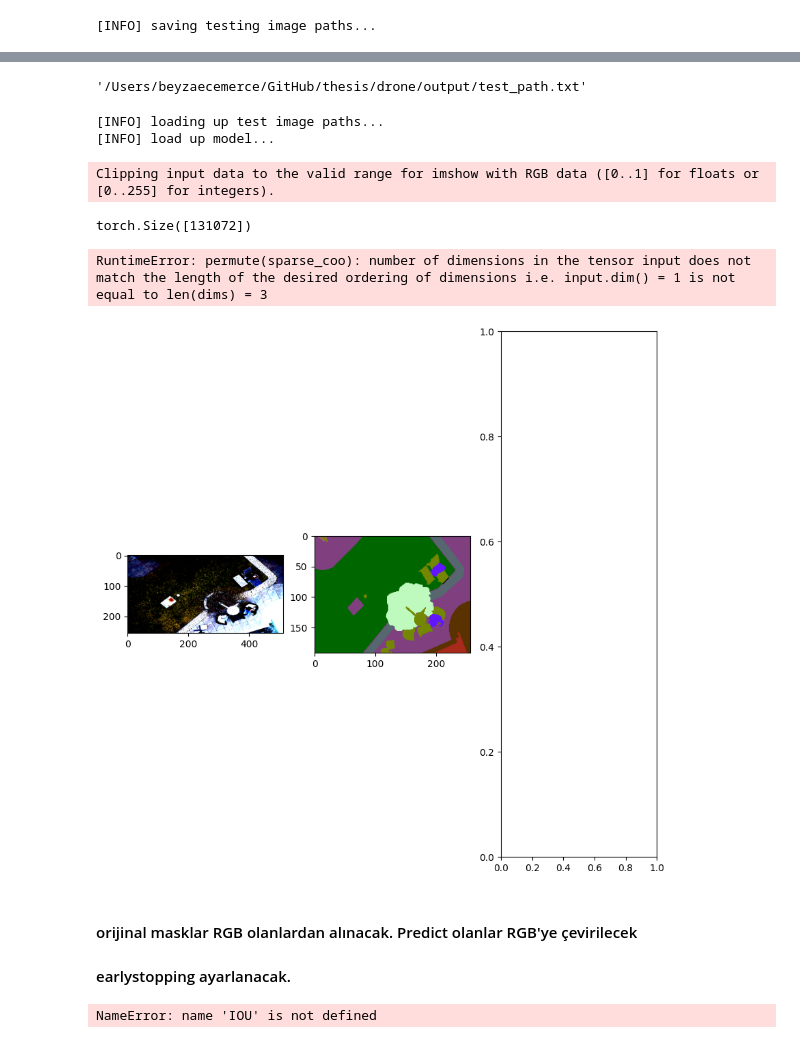
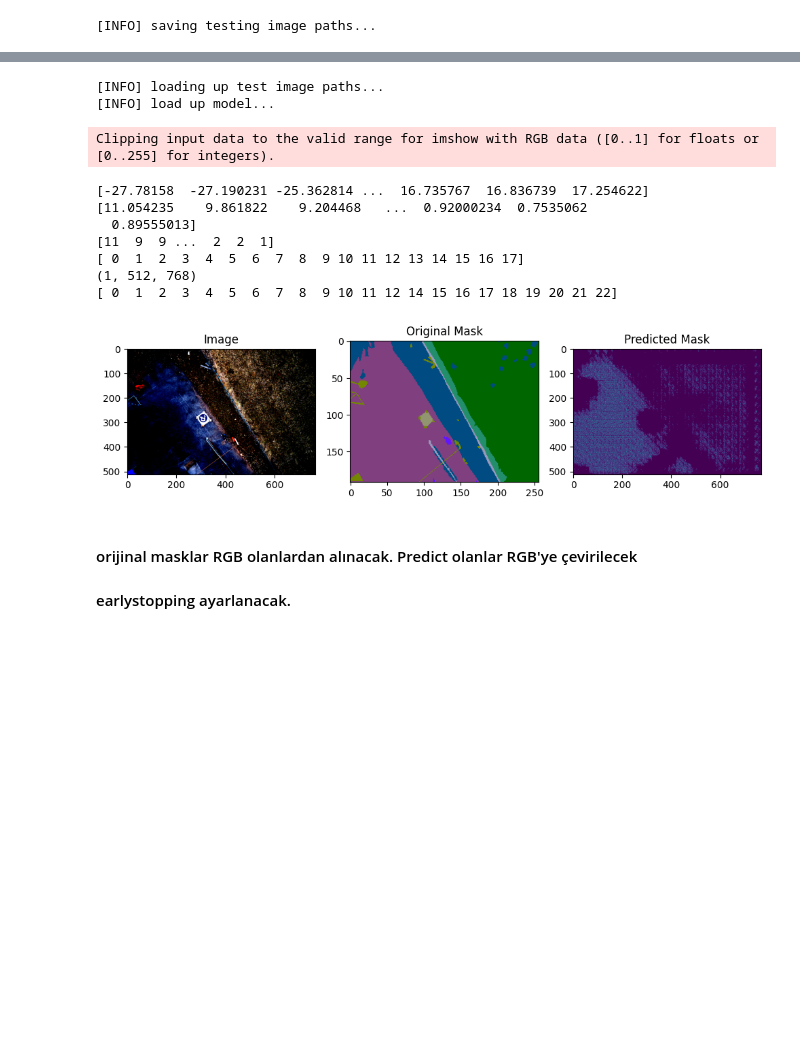
Before and after one commit to BEcemErce/Semantic_Segmentation_Drone_Images, a Jupyter notebook: main.ipynb, the cells around one changed output, grey strips where cells are left out. Cells and saved outputs as stored; diff of their text form; code cells hidden in the pictures; blank space fills up the shorter version.

Commit message:
Unet was created. FCN was updated.

```diff
--- a/main.ipynb
+++ b/main.ipynb
@@ -41,13 +42,3 @@ PIN_MEMORY = True if DEVICE == "cuda" else False
 # ax[1].set_title("Original Mask")
 # figure.tight_layout()
 # figure.show()
-# %%
-path=masked_path+"/001.png"
-mask=cv2.imread(path)
-print(mask.shape)
-print(np.unique(mask))
-print(mask[50,500])
-
-mask=np.max(mask,axis=2)
-print(mask.shape)
-print(mask[50,500])
@@ -60,11 +44,0 @@ print(mask[50,500])
-# %%
-path=masked_path+"/002.png"
-mask=cv2.imread(path)
-mask=torch.from_numpy(mask)
-print(mask.shape)
-x,y=torch.max(mask,dim=2)
-print(x.shape)
-print(y.shape)
-
-print(x[50,500])
-print(y)
@@ -97,6 +45,6 @@ tensor([0., 0., 0., 0., 0., 0., 0., 0., 1., 0., 0., 0., 0., 0., 0., 0., 0., 0.,
 # %%
-INIT_LR = 2e-4
-NUM_EPOCHS = 300
+INIT_LR = 0.01
+NUM_EPOCHS = 500
 BATCH_SIZE = 8
 
 INPUT_IMAGE_WIDTH = 6000
@@ -104,7 +52,7 @@ INPUT_IMAGE_HEIGHT = 4000
 
 BASE_OUTPUT ="/Users/beyzaecemerce/GitHub/thesis/drone/output"
 
-MODEL_PATH = os.path.join(BASE_OUTPUT, "MODEL.pth")
+MODEL_PATH = os.path.join(BASE_OUTPUT, "MODEL_FCN_small.pth")
 PLOT_PATH = os.path.sep.join([BASE_OUTPUT, "Train_Test_Plot.png"])
 TEST_PATHS = os.path.sep.join([BASE_OUTPUT, "test_path.txt"])
 # %%
@@ -125,14 +73,14 @@ f.close()
 # %%
 input_transform = transforms.Compose([
         transforms.ToPILImage(),
-        transforms.Resize((256, 512),interpolation=cv2.INTER_NEAREST),  # Resize the input image to (height=256, width=384)
+        transforms.Resize((512, 768),interpolation=cv2.INTER_NEAREST),  # Resize the input image to (height=256, width=384)
         transforms.ToTensor(),
         transforms.Normalize(mean=[0.485, 0.456, 0.406], std=[0.229, 0.224, 0.225])
     ])
 
 mask_transform = transforms.Compose([
     transforms.ToPILImage(),
-    transforms.Resize((256, 512)),  # Resize the mask to the same size as the input image
+    transforms.Resize((512, 768)),  # Resize the mask to the same size as the input image
     transforms.ToTensor()
 ])
 # %%
@@ -309,38 +222,29 @@ plt.savefig(PLOT_PATH)
 torch.save(model, MODEL_PATH)
 # %%
 from prediction import make_predictions
-# %%
-TEST_PATHS
-# %% [output]
-'/Users/beyzaecemerce/GitHub/thesis/drone/output/test_path.txt'
 # %%
 print("[INFO] loading up test image paths...")
 imagePaths = open(TEST_PATHS).read().strip().split("\n")
 imagePaths = np.random.choice(imagePaths, size=1)
 # load our model from disk and flash it to the current device
 print("[INFO] load up model...")
-model_p = torch.load(MODEL_PATH).to(DEVICE)
+model_p = torch.load(MODEL_PATH,map_location=torch.device('cpu'))
 # iterate over the randomly selected test image paths
 for path in imagePaths:
 	# make predictions and visualize the results
 	make_predictions(model_p, path,rgb_mask_path,input_transform)
 # %% [output]
 [INFO] loading up test image paths...
 [INFO] load up model...
 Clipping input data to the valid range for imshow with RGB data ([0..1] for floats or [0..255] for integers).
-torch.Size([131072])
+[-27.78158  -27.190231 -25.362814 ...  16.735767  16.836739  17.254622]
+[11.054235    9.861822    9.204468   ...  0.92000234  0.7535062
+  0.89555013]
+[11  9  9 ...  2  2  1]
+[ 0  1  2  3  4  5  6  7  8  9 10 11 12 13 14 15 16 17]
+(1, 512, 768)
+[ 0  1  2  3  4  5  6  7  8  9 10 11 12 14 15 16 17 18 19 20 21 22]
-RuntimeError: permute(sparse_coo): number of dimensions in the tensor input does not match the length of the desired ordering of dimensions i.e. input.dim() = 1 is not equal to len(dims) = 3
-[figure, old version]
+[figure, new version]
 # %% [markdown]
 #### orijinal masklar RGB olanlardan alınacak. Predict olanlar RGB'ye çevirilecek
 #### earlystopping ayarlanacak.
-# %%
-
-evalImagePaths = open(TEST_PATHS).read().strip().split("\n")
-iou=0
-for path in evalImagePaths:
-	iou+=IOU(unet,path,masked_path)
-
-print("IOU",iou/623)
-# %% [output]
-NameError: name 'IOU' is not defined
```
Also changed, not shown: parts of 10 cells of this notebook, 4 other files.
